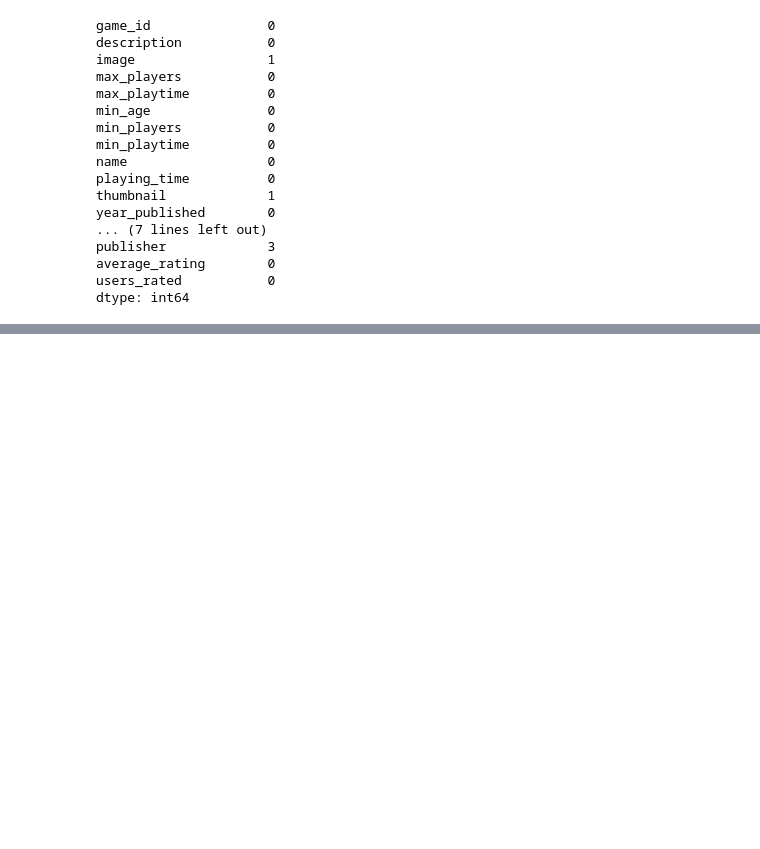
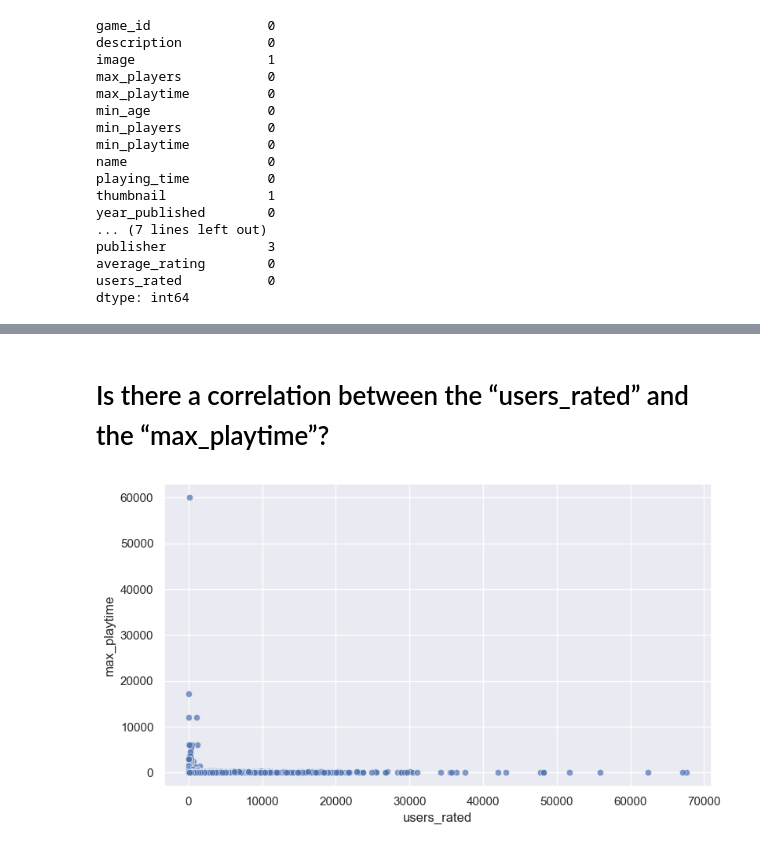
Before and after one commit to laisameno16/Data-Visualisation-Techniques, a Jupyter notebook: LaisAmeno_DVisHDip_CA1.ipynb, the cells around one changed output, grey strips where cells are left out. Drawn from its saved outputs; the diff is of its cells as text; code cells hidden in the pictures; blank space fills up the shorter version.

```diff
--- a/LaisAmeno_DVisHDip_CA1.ipynb
+++ b/LaisAmeno_DVisHDip_CA1.ipynb
@@ -142,0 +132,7 @@ plt.show()
+# %% [markdown]
+# Is there a correlation between the “users_rated” and the “max_playtime”?
+# %%
+plt.figure(figsize=(9,5))
+sns.scatterplot(data=df, x='users_rated', y='max_playtime',alpha=0.7);
+# %% [output]
+[figure, added]
```
Also changed, not shown: parts of 10 cells of this notebook.
